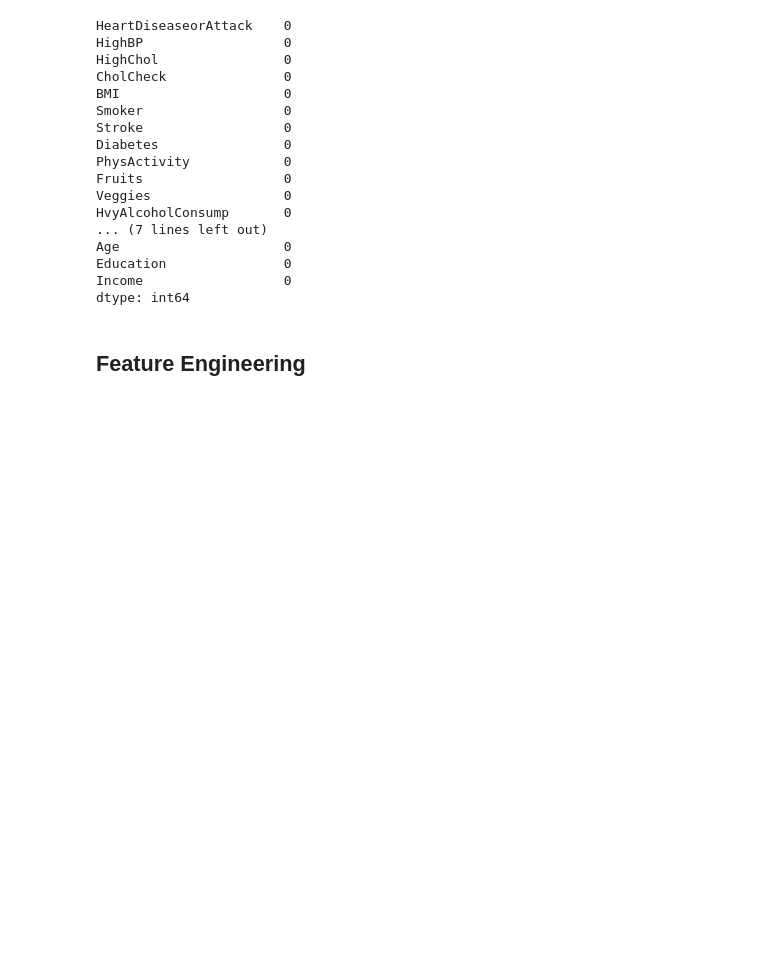
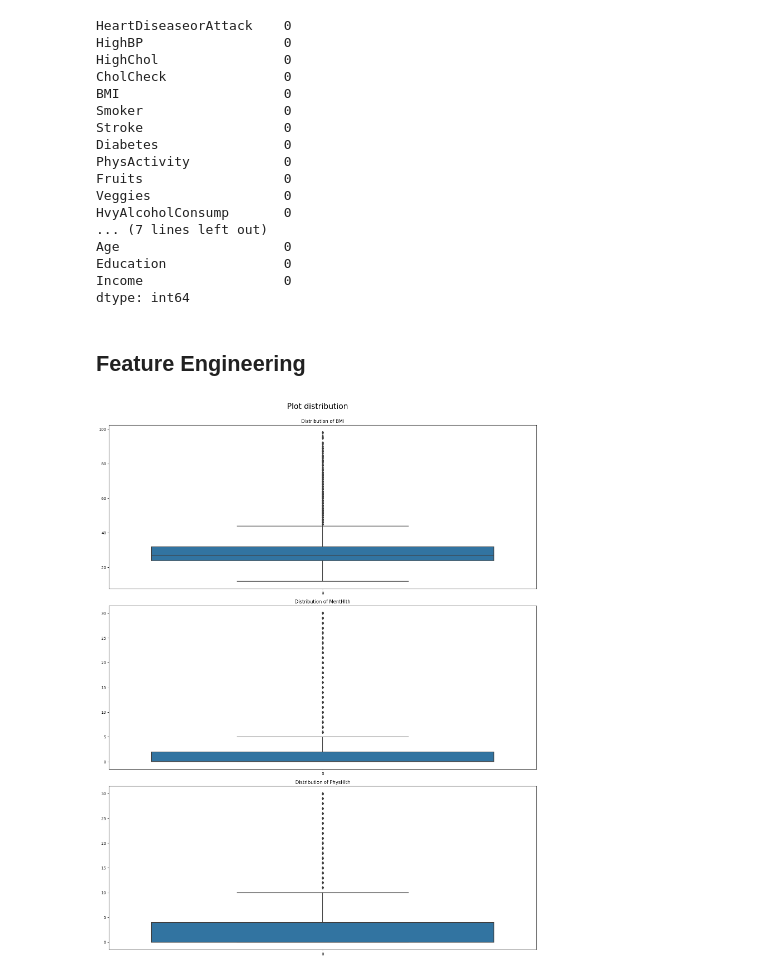
Before and after one commit to teofizzy/heart_disease_or_attack_prediction, a Jupyter notebook: heart_disease_project.ipynb, the cells around one changed output. Cells and saved outputs as stored; diff of their text form; code cells hidden in the pictures; blank space fills up the shorter version.

```diff
--- a/heart_disease_project.ipynb
+++ b/heart_disease_project.ipynb
@@ -311,0 +389,12 @@ for col in cat_col:
+# %%
+# Checking for outliers
+plt.figure(figsize=(16,20))
+for idx, col in enumerate(numeric_cols):
+    plt.subplot(len(numeric_cols), 1, idx+1)
+    plt.suptitle("Plot distribution", fontsize=20, x=0.5, y=1)
+    sns.boxplot(heart_data[col])
+    plt.title(f"Distribution of {col}")
+    plt.tight_layout()
+plt.show()
+# %% [output]
+[figure, added]
```
Also changed, not shown: parts of 61 cells of this notebook, 8 other files.
